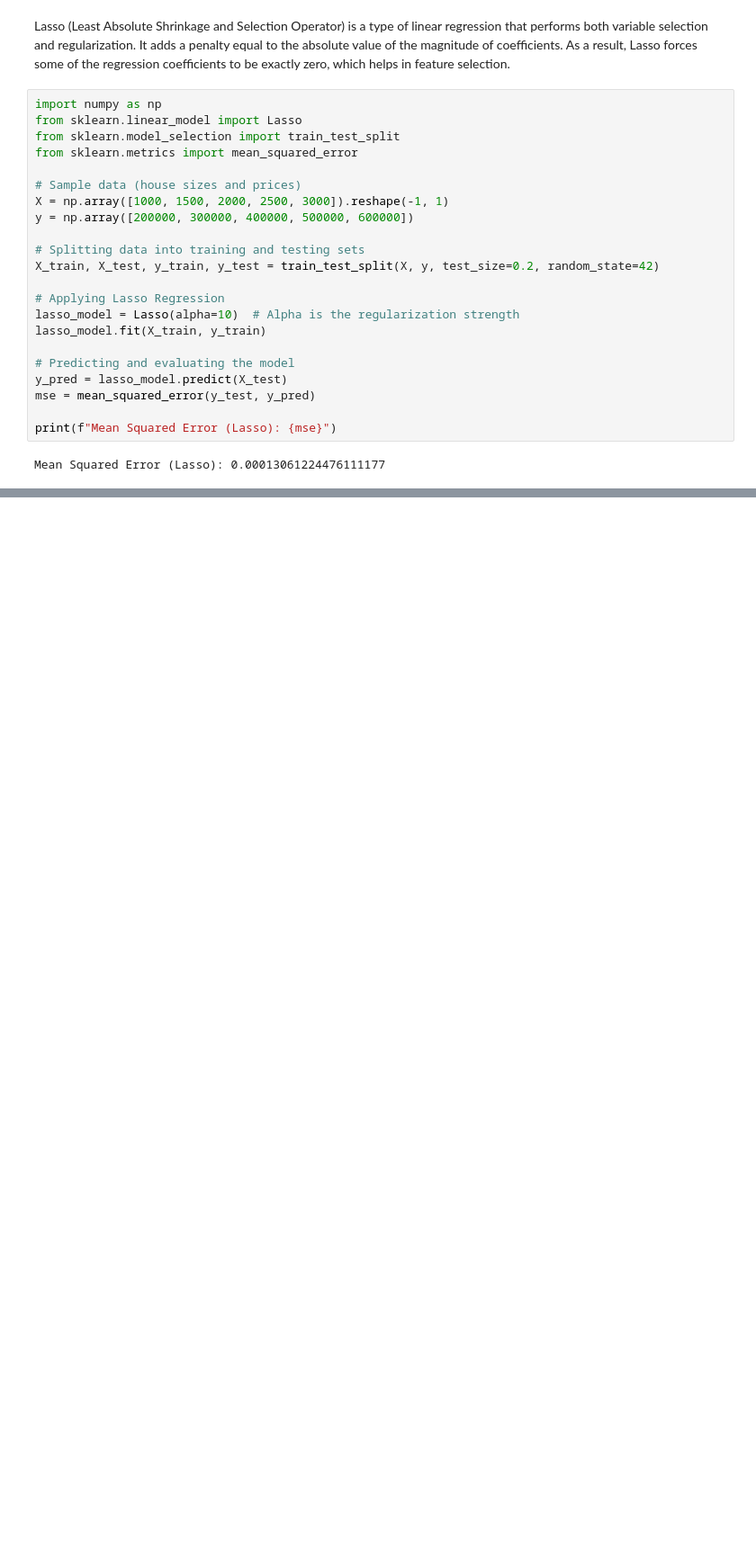
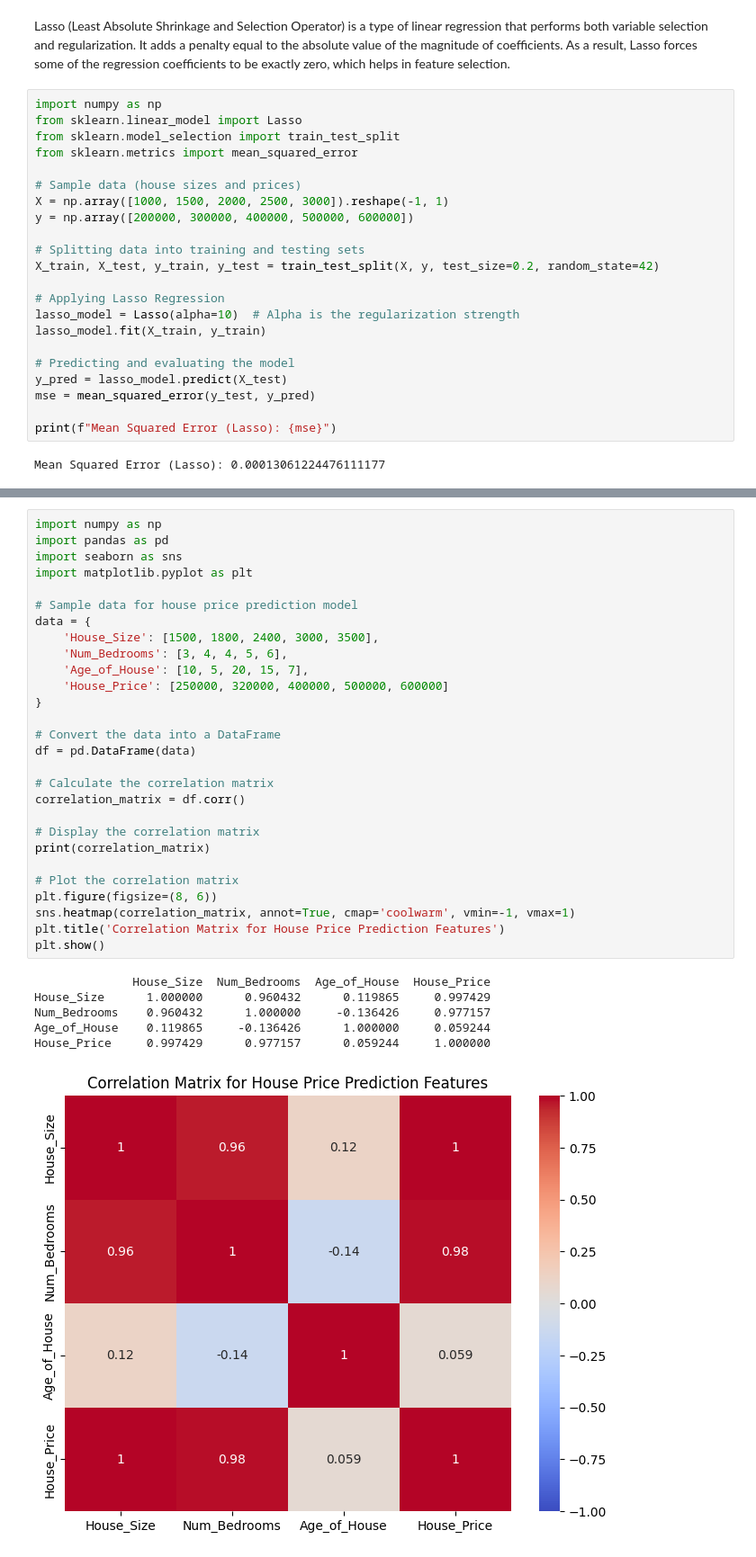
Before and after one commit to ameygawade/DataScience-100-Days-of-Data-Science, a Jupyter notebook: Week 1-2 Setting Up and Fundamentals/Day-10 Lasso Regression and ElasticNet/Day_10_Lasso_Regression_and_ElasticNet.ipynb, the cells around one changed output, grey strips where cells are left out. Shown: that part at 90% size. Saved outputs shown, nothing was run; the diff lists cells and outputs as text; blank space fills up the shorter version.

```diff
--- a/Week 1-2 Setting Up and Fundamentals/Day-10 Lasso Regression and ElasticNet/Day_10_Lasso_Regression_and_ElasticNet.ipynb
+++ b/Week 1-2 Setting Up and Fundamentals/Day-10 Lasso Regression and ElasticNet/Day_10_Lasso_Regression_and_ElasticNet.ipynb
@@ -38,0 +107,35 @@ Mean Squared Error (Lasso): 0.00013061224476111177
+# %%
+import numpy as np
+import pandas as pd
+import seaborn as sns
+import matplotlib.pyplot as plt
+
+# Sample data for house price prediction model
+data = {
+    'House_Size': [1500, 1800, 2400, 3000, 3500],
+    'Num_Bedrooms': [3, 4, 4, 5, 6],
+    'Age_of_House': [10, 5, 20, 15, 7],
+    'House_Price': [250000, 320000, 400000, 500000, 600000]
+}
+
+# Convert the data into a DataFrame
+df = pd.DataFrame(data)
+
+# Calculate the correlation matrix
+correlation_matrix = df.corr()
+
+# Display the correlation matrix
+print(correlation_matrix)
+
+# Plot the correlation matrix
+plt.figure(figsize=(8, 6))
+sns.heatmap(correlation_matrix, annot=True, cmap='coolwarm', vmin=-1, vmax=1)
+plt.title('Correlation Matrix for House Price Prediction Features')
+plt.show()
+# %% [output]
+              House_Size  Num_Bedrooms  Age_of_House  House_Price
+House_Size      1.000000      0.960432      0.119865     0.997429
+Num_Bedrooms    0.960432      1.000000     -0.136426     0.977157
+Age_of_House    0.119865     -0.136426      1.000000     0.059244
+House_Price     0.997429      0.977157      0.059244     1.000000
+[figure, added]
```
Also changed, not shown: parts of 32 cells of this notebook.
